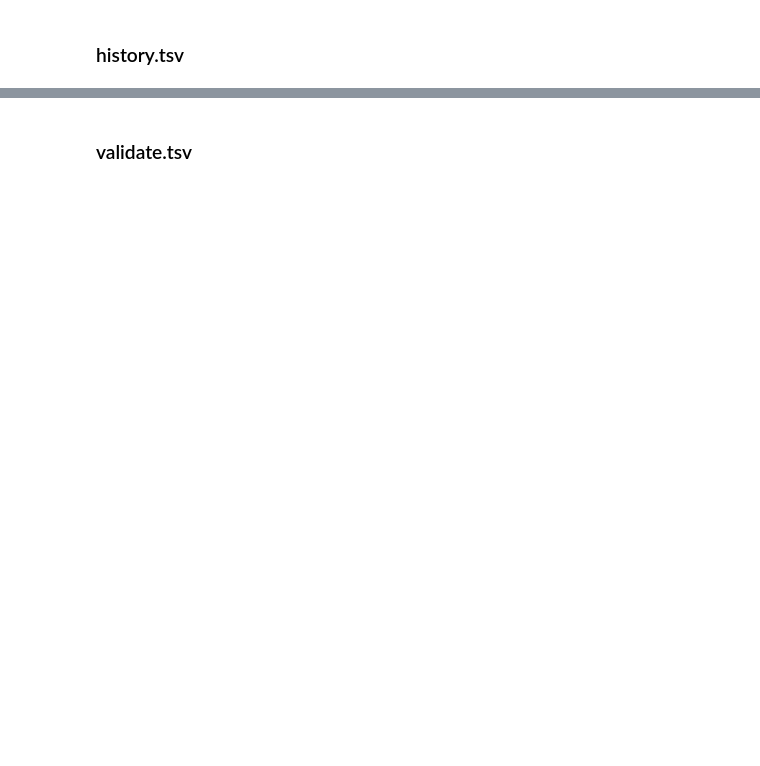
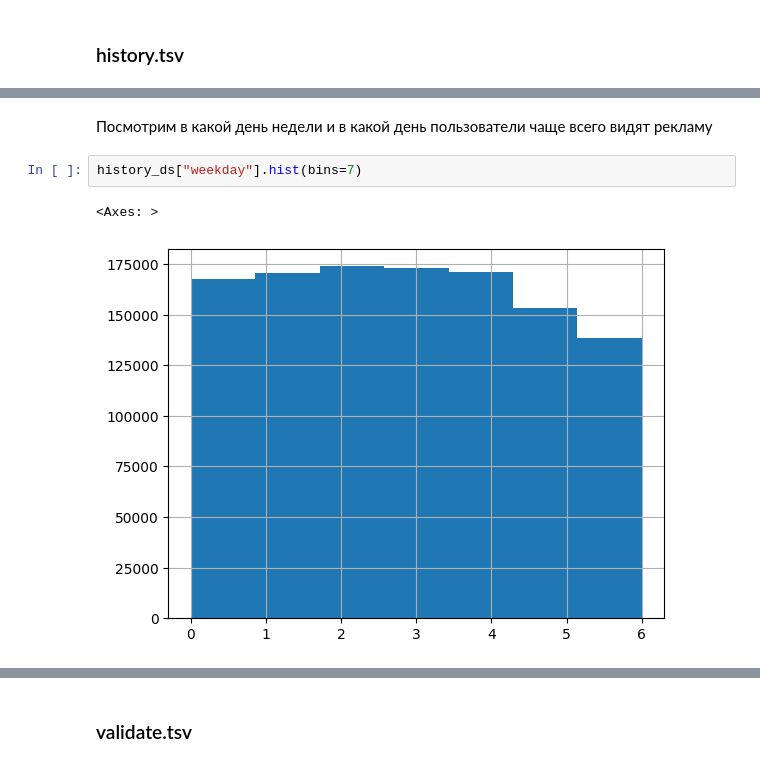
Before and after one commit to EgorChernov5/VILLKA, a Jupyter notebook: notebooks/pretty_preprocessing.ipynb, the cells around one changed output, grey strips where cells are left out. Drawn from its saved outputs; the diff is of its cells as text; blank space fills up the shorter version.

```diff
--- a/notebooks/pretty_preprocessing.ipynb
+++ b/notebooks/pretty_preprocessing.ipynb
@@ -73,0 +185,7 @@ ___
+# %% [markdown]
+Посмотрим в какой день недели и в какой день пользователи чаще всего видят рекламу
+# %%
+history_ds["weekday"].hist(bins=7)
+# %% [output]
+<Axes: >
+[figure, added]
```
Also changed, not shown: parts of 124 cells of this notebook.
